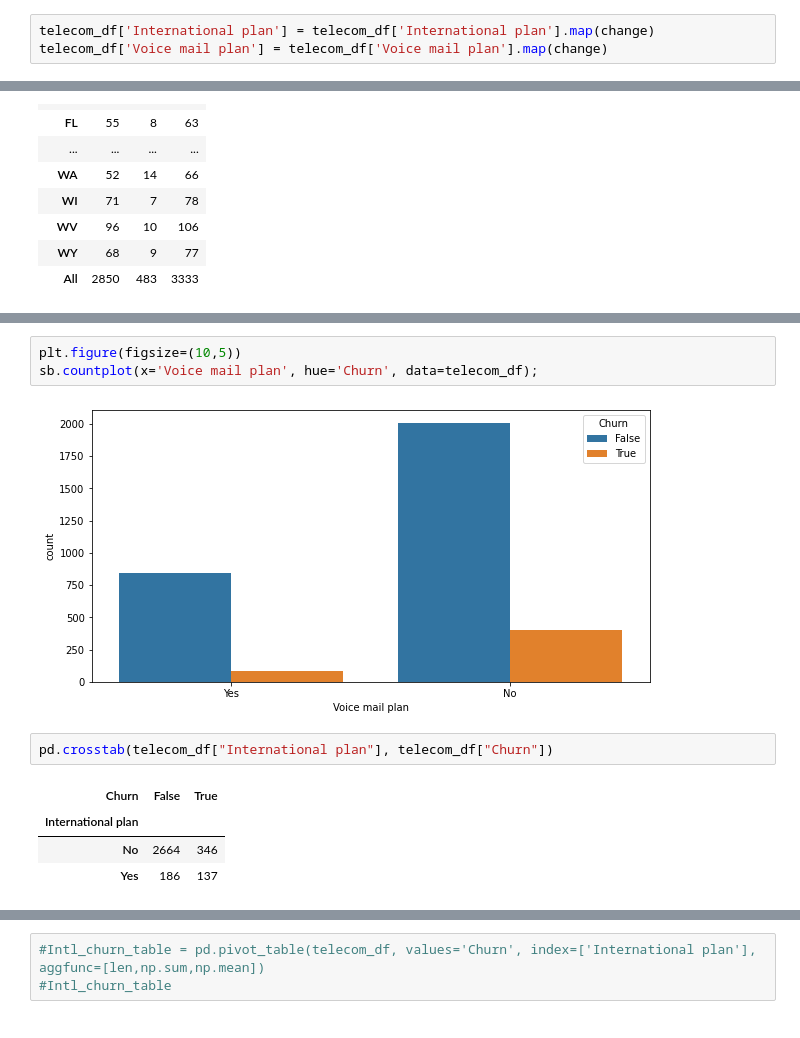
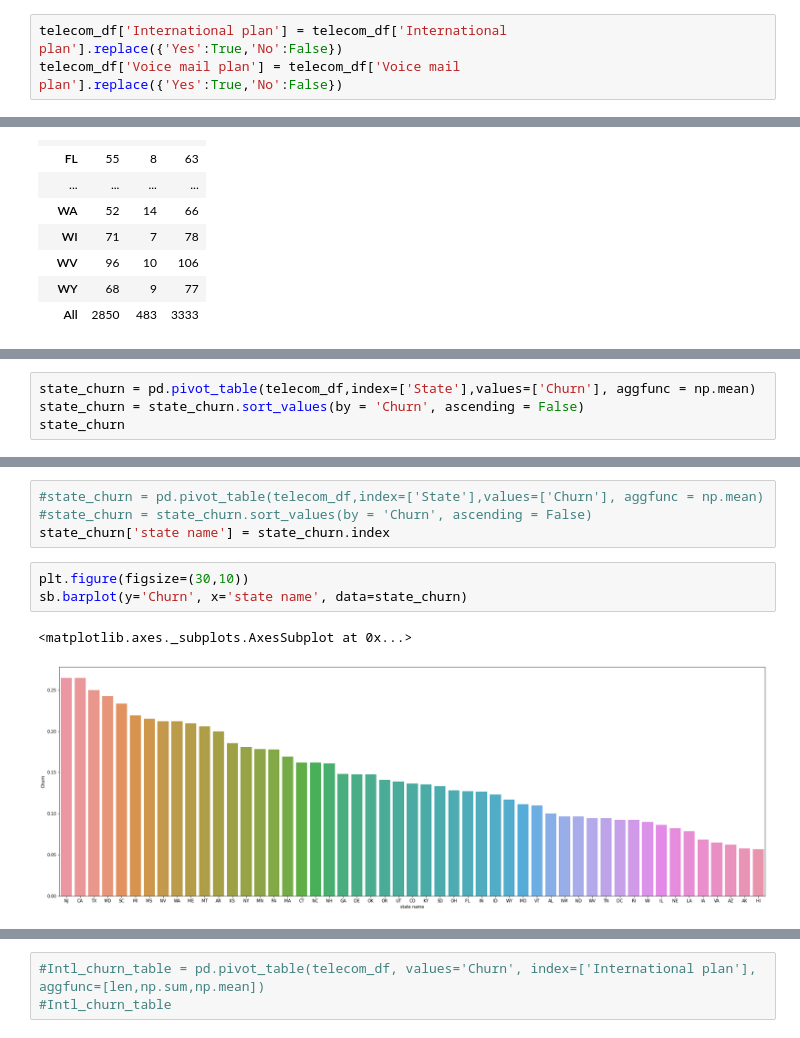
Before and after one commit to nitesh-singh-datascience/team-power-telecom-churn-analysis, a Jupyter notebook: Copy_of_Telecom_Churn_Analysis_Capstone_Project.ipynb, the cells around one changed output, grey strips where cells are left out. Drawn from its saved outputs; the diff is of its cells as text.

```diff
--- a/Copy_of_Telecom_Churn_Analysis_Capstone_Project.ipynb
+++ b/Copy_of_Telecom_Churn_Analysis_Capstone_Project.ipynb
@@ -70,6 +110,6 @@ change = {'Yes':True,'No':False}
 # %%
-telecom_df['International plan'] = telecom_df['International plan'].map(change)
-telecom_df['Voice mail plan'] = telecom_df['Voice mail plan'].map(change)
+telecom_df['International plan'] = telecom_df['International plan'].replace({'Yes':True,'No':False})
+telecom_df['Voice mail plan'] = telecom_df['Voice mail plan'].replace({'Yes':True,'No':False})
 # %%
 telecom_df.head()
 # %% [output]
@@ -303,0 +474,4 @@ telecom_df.groupby(['Voice mail plan'])['Churn'].agg([np.mean]).rename(columns =
+# %%
+state_churn = pd.pivot_table(telecom_df,index=['State'],values=['Churn'], aggfunc = np.mean)
+state_churn = state_churn.sort_values(by = 'Churn', ascending = False)
+state_churn
@@ -304,12 +497,10 @@ telecom_df.groupby(['Voice mail plan'])['Churn'].agg([np.mean]).rename(columns =
+# %%
+#state_churn = pd.pivot_table(telecom_df,index=['State'],values=['Churn'], aggfunc = np.mean)
+#state_churn = state_churn.sort_values(by = 'Churn', ascending = False)
+state_churn['state name'] = state_churn.index
 # %%
-plt.figure(figsize=(10,5))
-sb.countplot(x='Voice mail plan', hue='Churn', data=telecom_df);
+plt.figure(figsize=(30,10))
+sb.barplot(y='Churn', x='state name', data=state_churn)
 # %% [output]
+<matplotlib.axes._subplots.AxesSubplot at 0x...>
-[figure, old version]
+[figure, new version]
-# %%
-pd.crosstab(telecom_df["International plan"], telecom_df["Churn"])
-# %% [output]
-| Churn | False | True |
-| International plan |  |  |
-| No | 2664 | 346 |
-| Yes | 186 | 137 |
```
Also changed, not shown: parts of 108 cells of this notebook.
